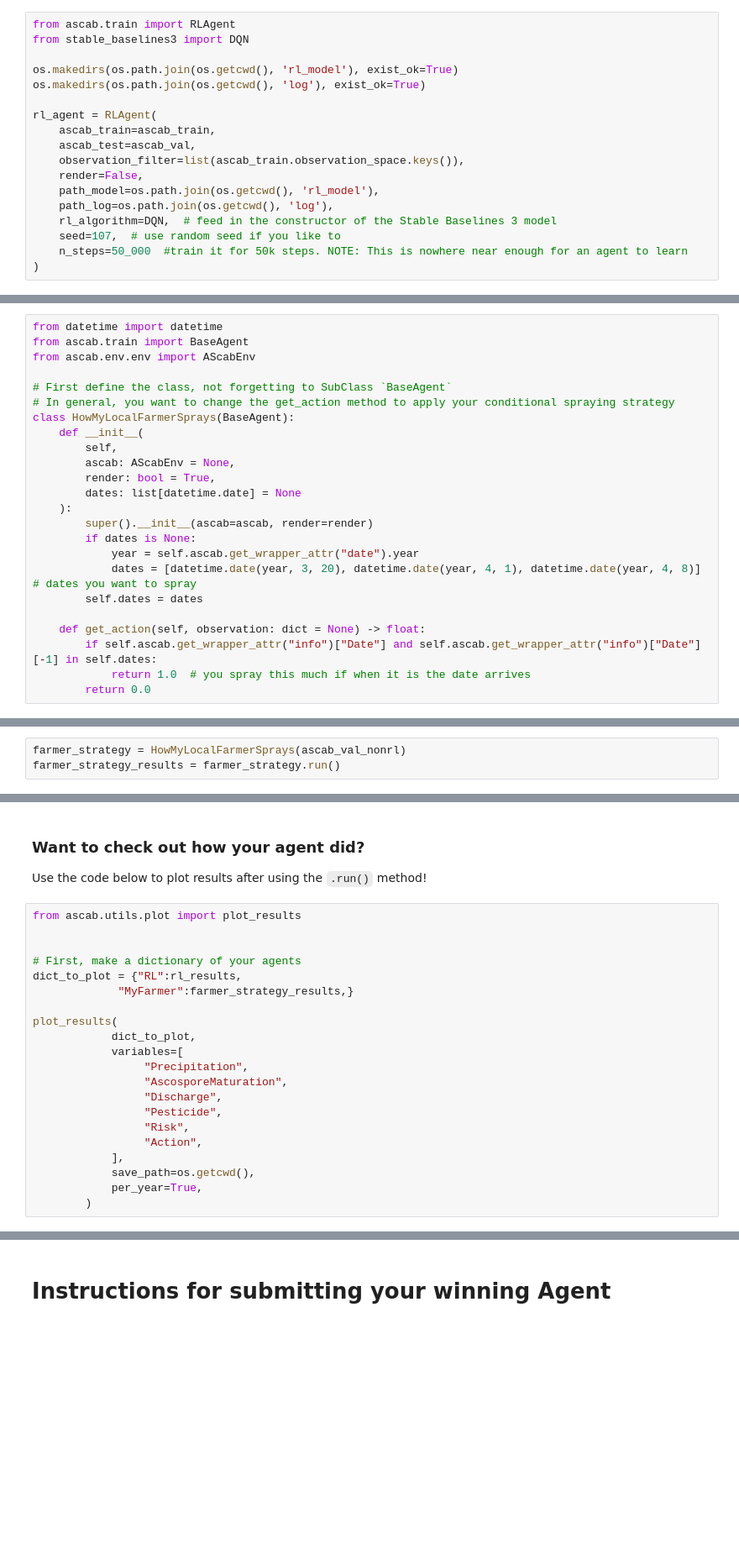
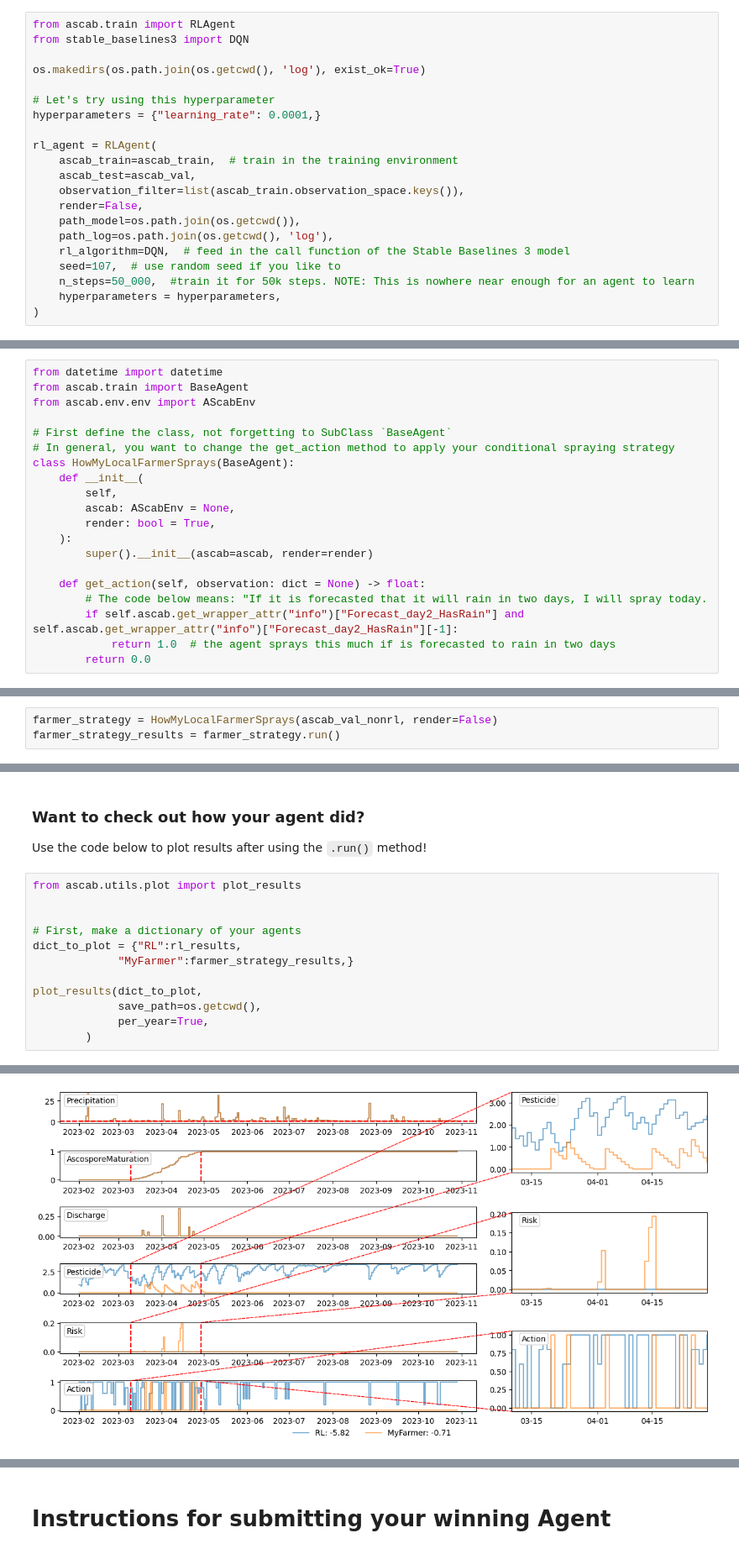
Before and after one commit to WUR-AI/A-scab, a Jupyter notebook: hackathon/general_hackathon_notebook.ipynb, the cells around one changed output, grey strips where cells are left out. Shown at 84% size. Cells and saved outputs as stored; diff of their text form; blank space fills up the shorter version.

Commit message:
update plots, notebook and train script; align with latest developments.

```diff
--- a/hackathon/general_hackathon_notebook.ipynb
+++ b/hackathon/general_hackathon_notebook.ipynb
@@ -239,17 +280,20 @@ Below we provide an example of training your RL-based pesticide expert with the
 from ascab.train import RLAgent
 from stable_baselines3 import DQN
 
-os.makedirs(os.path.join(os.getcwd(), 'rl_model'), exist_ok=True)
 os.makedirs(os.path.join(os.getcwd(), 'log'), exist_ok=True)
 
+# Let's try using this hyperparameter
+hyperparameters = {"learning_rate": 0.0001,}
+
 rl_agent = RLAgent(
-    ascab_train=ascab_train,
+    ascab_train=ascab_train,  # train in the training environment
     ascab_test=ascab_val,
     observation_filter=list(ascab_train.observation_space.keys()),
     render=False,
-    path_model=os.path.join(os.getcwd(), 'rl_model'),
+    path_model=os.path.join(os.getcwd()),
     path_log=os.path.join(os.getcwd(), 'log'),
-    rl_algorithm=DQN,  # feed in the constructor of the Stable Baselines 3 model
+    rl_algorithm=DQN,  # feed in the call function of the Stable Baselines 3 model
     seed=107,  # use random seed if you like to
-    n_steps=50_000  #train it for 50k steps. NOTE: This is nowhere near enough for an agent to learn
+    n_steps=50_000,  #train it for 50k steps. NOTE: This is nowhere near enough for an agent to learn
+    hyperparameters = hyperparameters,
 )
@@ -273,20 +345,16 @@ class HowMyLocalFarmerSprays(BaseAgent):
         self,
         ascab: AScabEnv = None,
         render: bool = True,
-        dates: list[datetime.date] = None
     ):
         super().__init__(ascab=ascab, render=render)
-        if dates is None:
-            year = self.ascab.get_wrapper_attr("date").year
-            dates = [datetime.date(year, 3, 20), datetime.date(year, 4, 1), datetime.date(year, 4, 8)]  # dates you want to spray
-        self.dates = dates
 
     def get_action(self, observation: dict = None) -> float:
-        if self.ascab.get_wrapper_attr("info")["Date"] and self.ascab.get_wrapper_attr("info")["Date"][-1] in self.dates:
-            return 1.0  # you spray this much if when it is the date arrives
+        # The code below means: "If it is forecasted that it will rain in two days, I will spray today.
+        if self.ascab.get_wrapper_attr("info")["Forecast_day2_HasRain"] and self.ascab.get_wrapper_attr("info")["Forecast_day2_HasRain"][-1]:
+            return 1.0  # the agent sprays this much if is forecasted to rain in two days
         return 0.0
 # %% [markdown]
 Then, you can try and run your expert strategy in the validation environment!
 # %%
-farmer_strategy = HowMyLocalFarmerSprays(ascab_val_nonrl)
+farmer_strategy = HowMyLocalFarmerSprays(ascab_val_nonrl, render=False)
 farmer_strategy_results = farmer_strategy.run()
@@ -306,16 +378,8 @@ from ascab.utils.plot import plot_results
 dict_to_plot = {"RL":rl_results,
              "MyFarmer":farmer_strategy_results,}
 
-plot_results(
-            dict_to_plot,
-            variables=[
-                 "Precipitation",
-                 "AscosporeMaturation",
-                 "Discharge",
-                 "Pesticide",
-                 "Risk",
-                 "Action",
-            ],
-            save_path=os.getcwd(),
-            per_year=True,
+plot_results(dict_to_plot,
+             save_path=os.getcwd(),
+             per_year=True,
         )
+# %% [output]
@@ -322,3 +389,4 @@ plot_results(
+[figure, added]
 # %% [markdown]
 How did your agent(s) do? Not satisfied? Try another strategy or RL agent!
 
```
Also changed, not shown: parts of 31 cells of this notebook, 2 other files.
